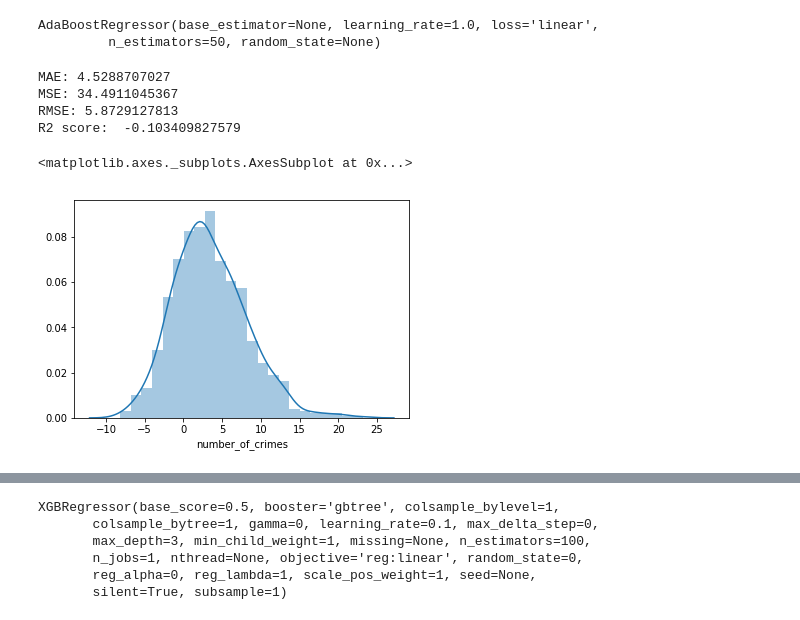
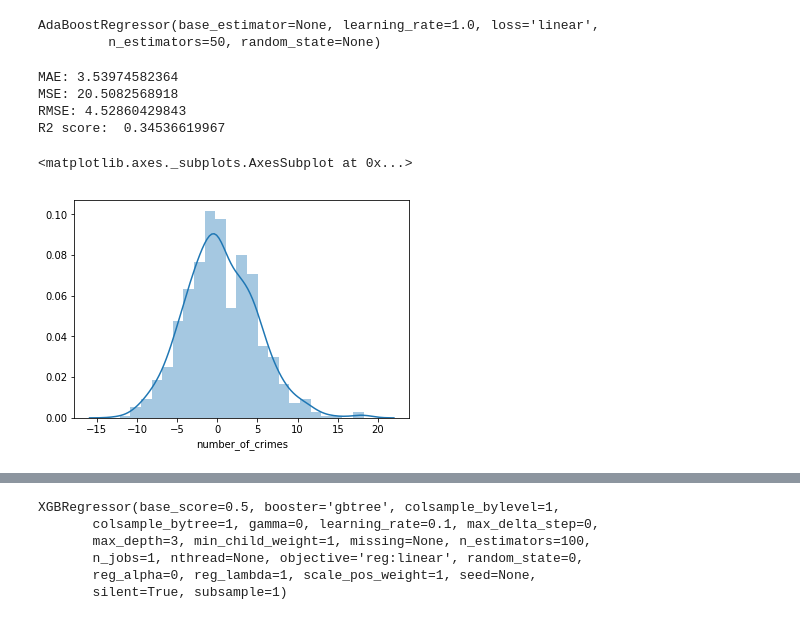
Before and after one commit to michaeljoyce217/Galvanize_DSI_Capstone_Project, a Jupyter notebook: Notebooks/central_business_district_all_years_test_on_2017.ipynb, the cells around one changed output, grey strips where cells are left out. Cells and saved outputs as stored; diff of their text form; code cells hidden in the pictures.

```diff
--- a/Notebooks/central_business_district_all_years_test_on_2017.ipynb
+++ b/Notebooks/central_business_district_all_years_test_on_2017.ipynb
@@ -442,16 +452,17 @@ ada.fit(X_train, y_train)
 AdaBoostRegressor(base_estimator=None, learning_rate=1.0, loss='linear',
          n_estimators=50, random_state=None)
 # %%
-predictions3=clf.predict(X_test)
+# investigate model metrics and examine distribution
+predictions3=ada.predict(X_test)
 print('MAE:', metrics.mean_absolute_error(y_test, predictions3))
 print('MSE:', metrics.mean_squared_error(y_test, predictions3))
 print('RMSE:', np.sqrt(metrics.mean_squared_error(y_test, predictions3)))
 print('R2 score: ',r2_score(y_test,predictions3))
 sns.distplot(y_test-predictions3)
 # %% [output]
-MAE: 4.5288707027
-MSE: 34.4911045367
-RMSE: 5.8729127813
-R2 score:  -0.103409827579
+MAE: 3.53974582364
+MSE: 20.5082568918
+RMSE: 4.52860429843
+R2 score:  0.34536619967
 <matplotlib.axes._subplots.AxesSubplot at 0x...>
-[figure, old version]
+[figure, new version]
```
Also changed, not shown: parts of 22 cells of this notebook, 7 other files.
